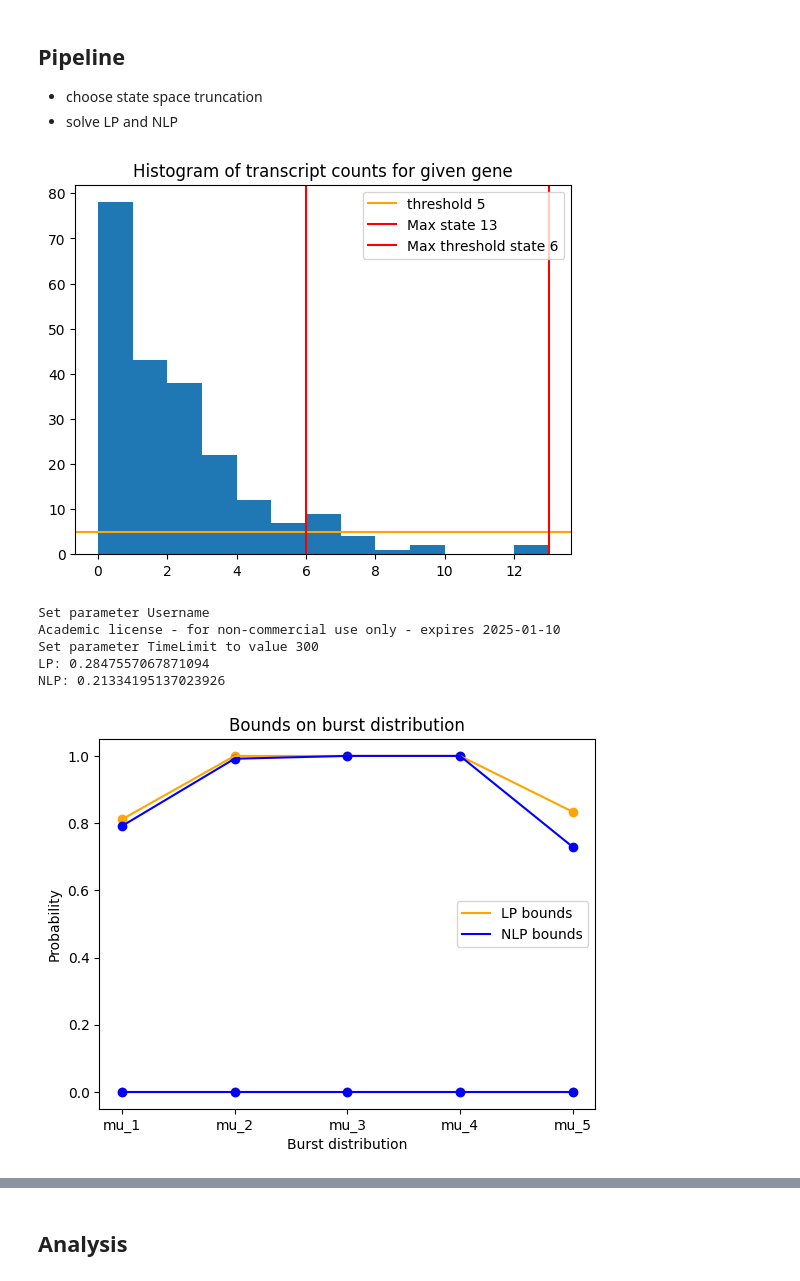
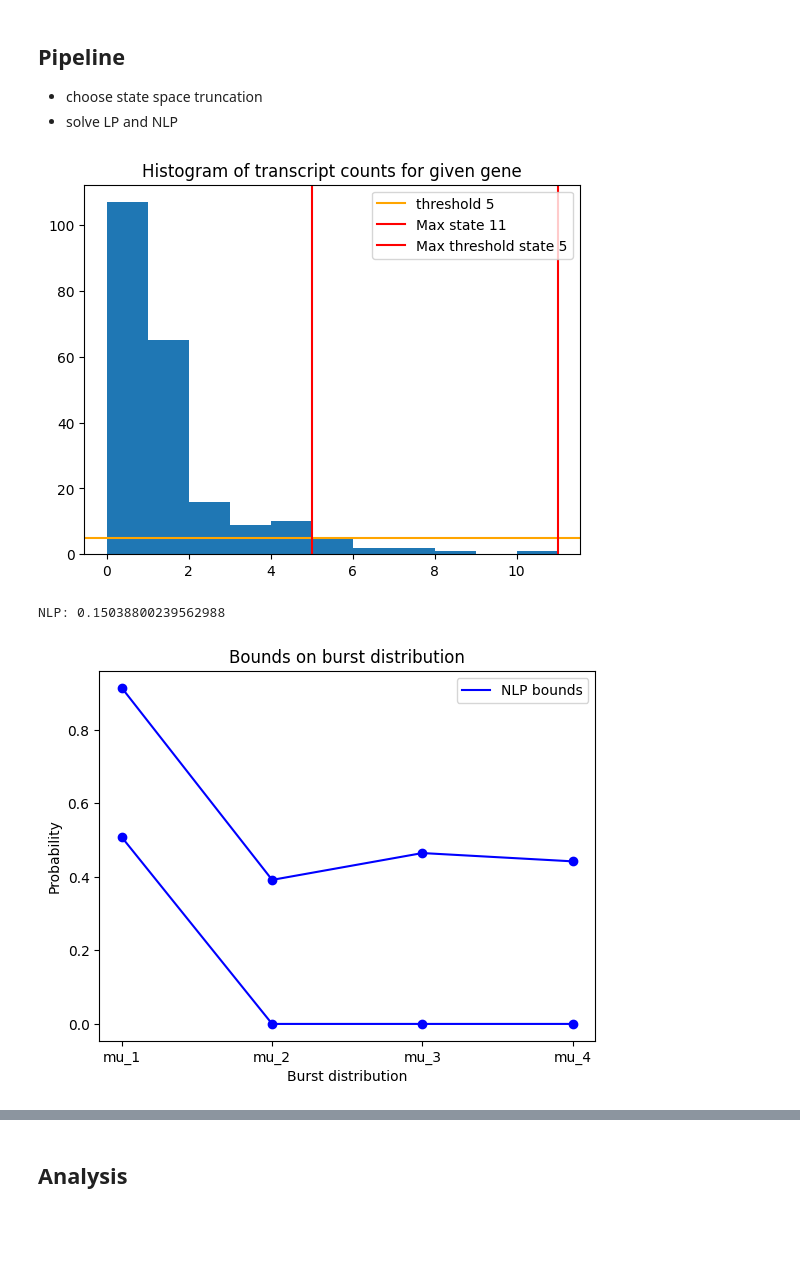
Before and after one commit to willjgh/M4R, a Jupyter notebook: raw_count_analysis.ipynb, the cells around one changed output, grey strips where cells are left out. Cells and saved outputs as stored; diff of their text form; code cells hidden in the pictures; blank space fills up the shorter version.

```diff
--- a/raw_count_analysis.ipynb
+++ b/raw_count_analysis.ipynb
@@ -413,7 +414,7 @@ Set parameter TimeLimit to value 300
 # %% [markdown]
 ## NLP bursty solver
 # %%
-def bursty_NLP(N, intervals, k0=None, k1=None, K=10, printing=False):
+def bursty_NLP(N, intervals, k0=None, k1=None, K=10, printing=False, time_limit=10):
     """
     Solve bursty NLP system to get bounds on parameters
 
@@ -452,6 +453,9 @@ def bursty_NLP(N, intervals, k0=None, k1=None, K=10, printing=False):
     if not printing:
         model.Params.LogToConsole = 0
 
+    # set time limit
+    model.Params.TimeLimit = time_limit
+
     # add variable p in [0, 1]
     p = model.addMVar(shape=N + 1, vtype=GRB.CONTINUOUS, name="p", lb=0, ub=1)
     pis = model.addMVar(shape=M, vtype=GRB.CONTINUOUS, name="pis", lb=0, ub=1)
@@ -480,6 +484,9 @@ def bursty_NLP(N, intervals, k0=None, k1=None, K=10, printing=False):
 
     # solution dictionary
     solutions = {}
+
+    # early stopping if constraints infeasible
+    stopping = False
 
     # optimize for each variable in turn
     if k0_var:
@@ -518,11 +525,24 @@ def bursty_NLP(N, intervals, k0=None, k1=None, K=10, printing=False):
         try:
             model.optimize()
             max_val = model.ObjVal
+            if model.status == 9 or model.status == 3 or model.status == 4:
+                print("Stopping")
+                # time limit reached or infeasible / infeasible or unbounded
+                stopping = True
+
         except:
             max_val = None
+            print("Stopping")
+            stopping = True
 
         # store
         solutions['k1'] = [min_val, max_val]
+
+        # stop early if infeasible  or time limit reached (same set of constraints for all)
+        if stopping:
+            for m in range(0, M):
+                solutions[f'mu_{m + 1}'] = [None, None]
+            return solutions
     else:
         solutions['k1'] = [k1]
 
@@ -575,7 +597,8 @@ plt.show()
 def bound_sample_refined(sample, threshold=5, skip=1, n=1000, N=None, K=10,
                          plot_sample=True, print_bounds=False,
                          print_status=True, plot_solution=True,
-                         LP=True, NLP=True):
+                         LP=True, NLP=True, time_limit_LP=300,
+                         time_limit_NLP=10):
     """
     Given transcript samples from gene, bootstrap and solve LP to bound parameters
 
@@ -656,12 +679,12 @@ def bound_sample_refined(sample, threshold=5, skip=1, n=1000, N=None, K=10,
     # solve LP using data
     if LP:
         s = time.time()
-        solutions_dist_LP = bursty_LP_optim(N, intervals, k0=1)
+        solutions_dist_LP = bursty_LP_optim(N, intervals, k0=1, time_limit=time_limit_LP)
         e = time.time()
         print(f"LP: {e - s}")
     if NLP:
         s = time.time()
-        solutions_dist_NLP = bursty_NLP(N, intervals, k0=1, K=K, printing=False)
+        solutions_dist_NLP = bursty_NLP(N, intervals, k0=1, K=K, printing=False, time_limit=time_limit_NLP)
         print(f"NLP: {time.time() - s}")
 
     '''
@@ -723,20 +746,16 @@ def bound_sample_refined(sample, threshold=5, skip=1, n=1000, N=None, K=10,
     elif NLP:
         return solutions_dist_NLP
 # %%
-i = 774
+i = 4
 test_sample = data_cast_concat.iloc[i]
 test_results = bound_sample_refined(test_sample, threshold=5, skip=1, n=1000, N=None, K=10,
                         plot_sample=True, print_bounds=False,
                         print_status=True, plot_solution=True,
-                        LP=True, NLP=True)
+                        LP=False, NLP=True)
 # %% [output]
-[figure, old version]
+[figure, new version]
-Set parameter Username
-Academic license - for non-commercial use only - expires 2025-01-10
-Set parameter TimeLimit to value 300
-LP: 0.2847557067871094
-NLP: 0.21334195137023926
+NLP: 0.15038800239562988
-[figure, old version]
+[figure, new version]
 # %%
 i = 2222
 test_sample = data_c57_mesc.iloc[i]
```
Also changed, not shown: parts of 14 cells of this notebook.
